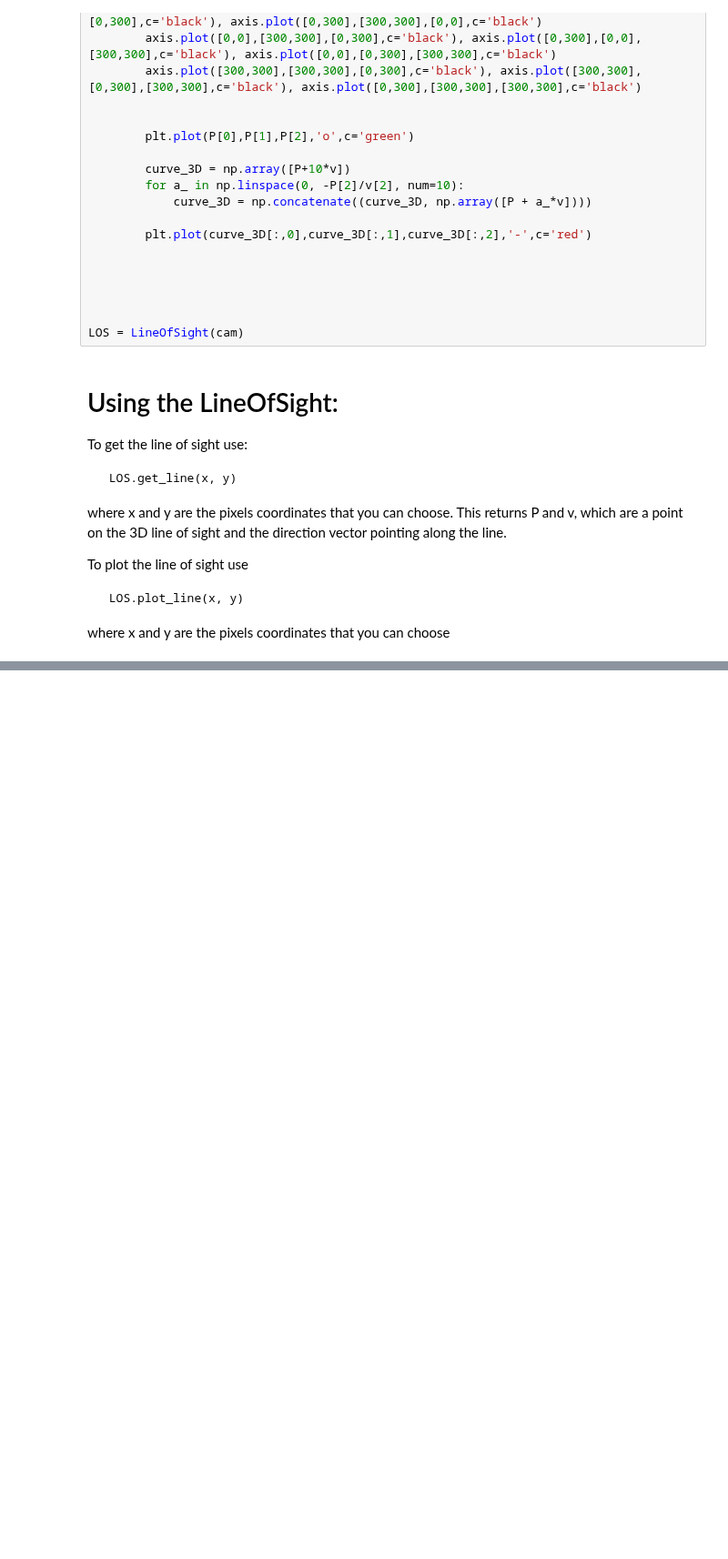
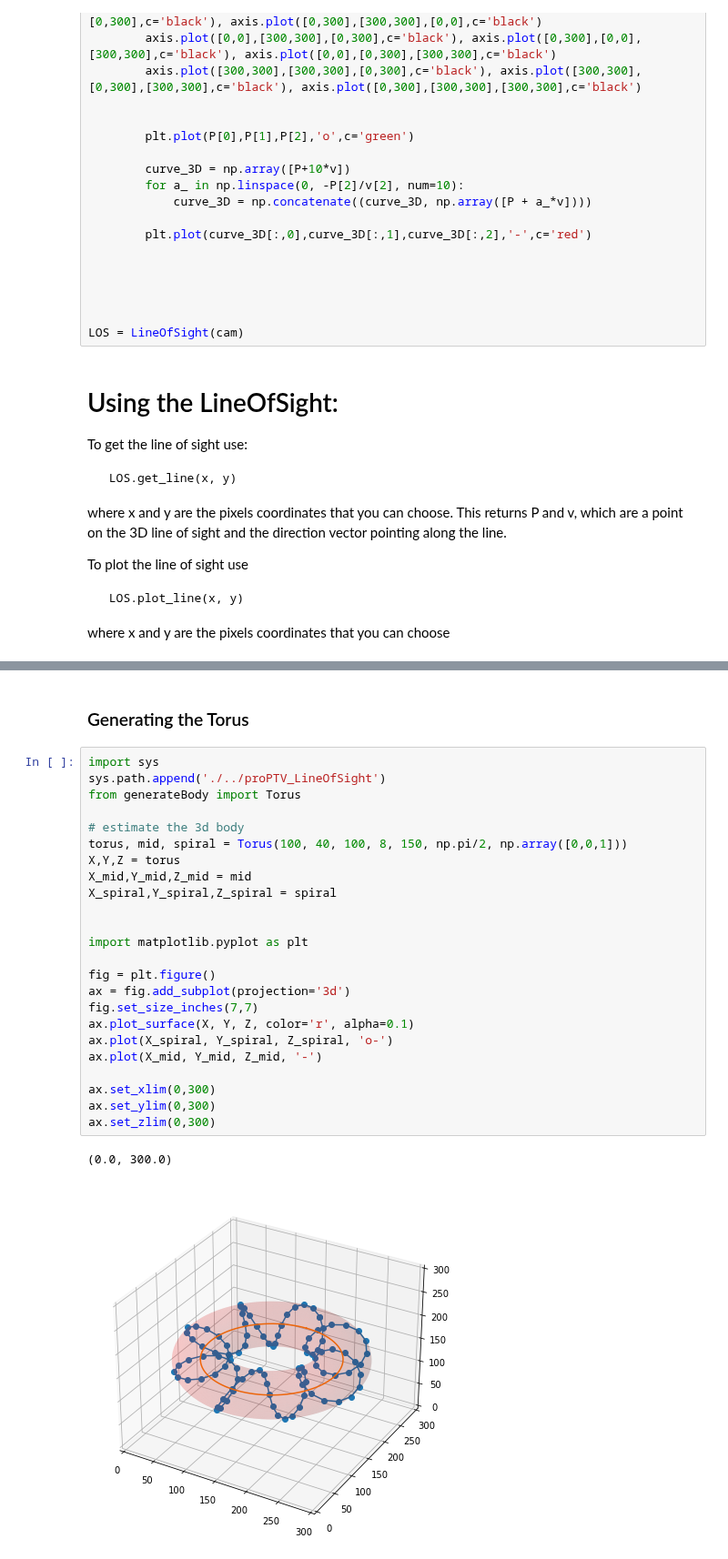
Before and after one commit to OpenPTV/proPTV_OpenPTV_MyPTV_comparison, a Jupyter notebook: MyPTV_LineOfSight/MyPTV_LineOfSight.ipynb, the cells around one changed output, grey strips where cells are left out. Shown at 91% size. Cells and saved outputs as stored; diff of their text form; blank space fills up the shorter version.

Commit message:
added torus projection to the MyPTV notebook:

```diff
--- a/MyPTV_LineOfSight/MyPTV_LineOfSight.ipynb
+++ b/MyPTV_LineOfSight/MyPTV_LineOfSight.ipynb
@@ -99,0 +125,29 @@ LOS.plot_line(500,500)
+# %% [markdown]
+### Generating the Torus
+# %%
+import sys
+sys.path.append('./../proPTV_LineOfSight')
+from generateBody import Torus
+
+# estimate the 3d body
+torus, mid, spiral = Torus(100, 40, 100, 8, 150, np.pi/2, np.array([0,0,1]))
+X,Y,Z = torus
+X_mid,Y_mid,Z_mid = mid
+X_spiral,Y_spiral,Z_spiral = spiral
+
+
+import matplotlib.pyplot as plt
+
+fig = plt.figure()
+ax = fig.add_subplot(projection='3d')
+fig.set_size_inches(7,7)
+ax.plot_surface(X, Y, Z, color='r', alpha=0.1)
+ax.plot(X_spiral, Y_spiral, Z_spiral, 'o-')
+ax.plot(X_mid, Y_mid, Z_mid, '-')
+
+ax.set_xlim(0,300)
+ax.set_ylim(0,300)
+ax.set_zlim(0,300)
+# %% [output]
+(0.0, 300.0)
+[figure, added]
```
Also changed, not shown: parts of 7 cells of this notebook, 1 other file.
